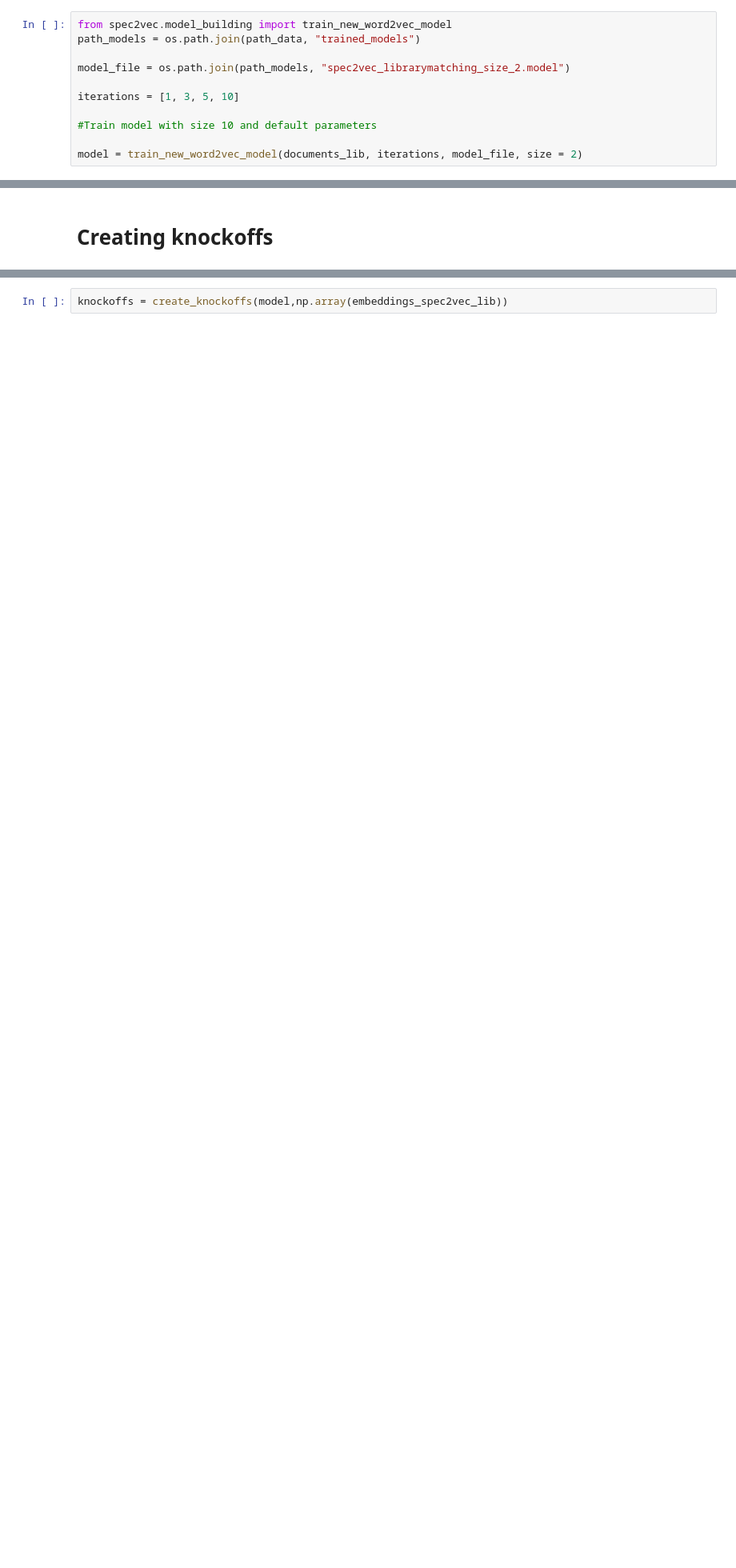
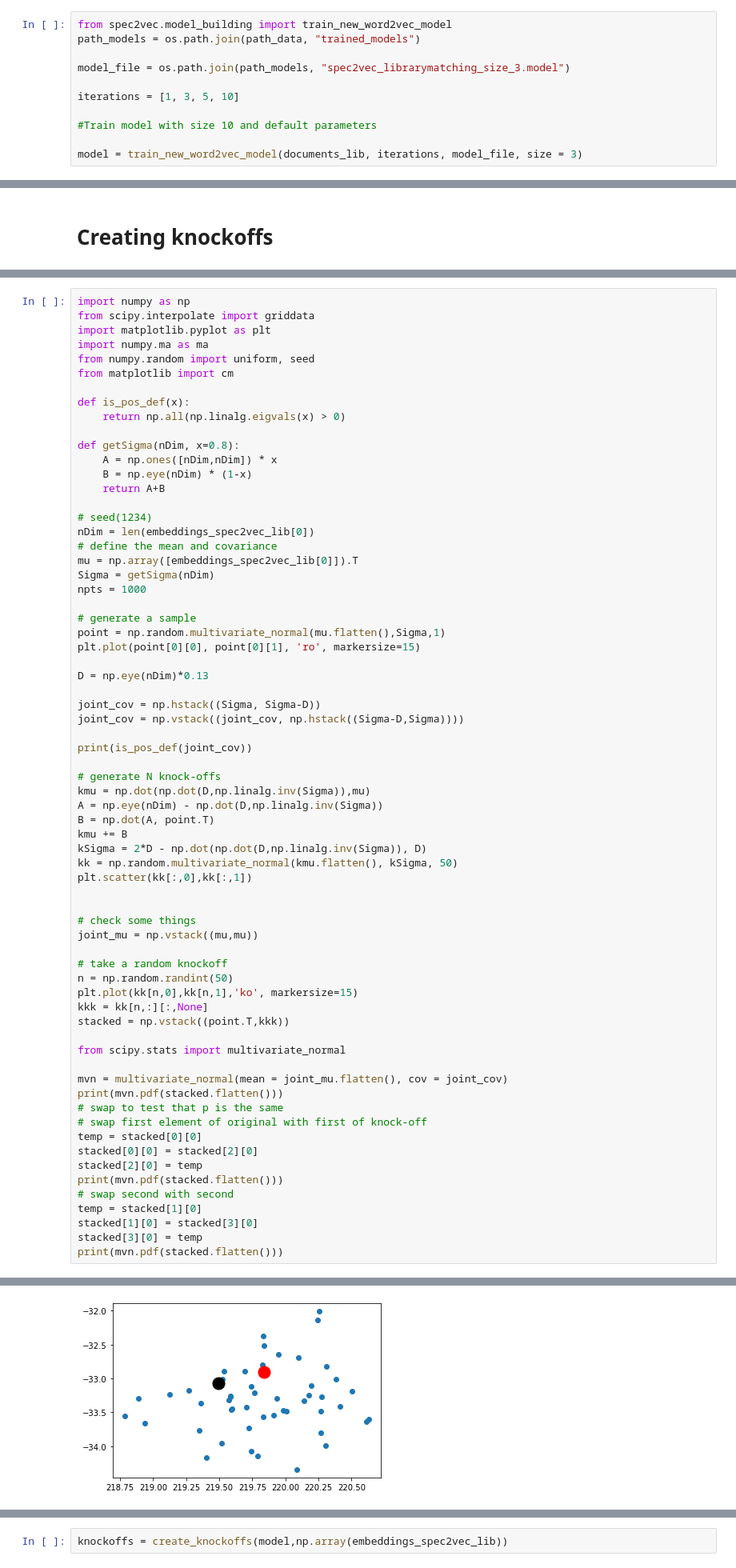
Before and after one commit to nitrozyna/FDR-Metabolomics, a Jupyter notebook: src/create_knockoffs.ipynb, the cells around one changed output, grey strips where cells are left out. Shown at 80% size. Cells and saved outputs as stored; diff of their text form; blank space fills up the shorter version.

Commit message:
Adjusted knockoff creation for higher dimensionality

```diff
--- a/src/create_knockoffs.ipynb
+++ b/src/create_knockoffs.ipynb
@@ -59,11 +59,11 @@ documents_lib = [SpectrumDocument(s, n_decimals=2) for s in spectrums_lib]
 from spec2vec.model_building import train_new_word2vec_model
 path_models = os.path.join(path_data, "trained_models")
 
-model_file = os.path.join(path_models, "spec2vec_librarymatching_size_2.model")
+model_file = os.path.join(path_models, "spec2vec_librarymatching_size_3.model")
 
 iterations = [1, 3, 5, 10]
 
 #Train model with size 10 and default parameters
 
-model = train_new_word2vec_model(documents_lib, iterations, model_file, size = 2)
+model = train_new_word2vec_model(documents_lib, iterations, model_file, size = 3)
 # %% [output]
@@ -221,0 +118,69 @@ True
+# %%
+import numpy as np
+from scipy.interpolate import griddata
+import matplotlib.pyplot as plt
+import numpy.ma as ma
+from numpy.random import uniform, seed
+from matplotlib import cm
+
+def is_pos_def(x):
+    return np.all(np.linalg.eigvals(x) > 0)
+
+def getSigma(nDim, x=0.8):
+    A = np.ones([nDim,nDim]) * x
+    B = np.eye(nDim) * (1-x)
+    return A+B
+
+# seed(1234)
+nDim = len(embeddings_spec2vec_lib[0])
+# define the mean and covariance
+mu = np.array([embeddings_spec2vec_lib[0]]).T
+Sigma = getSigma(nDim)
+npts = 1000
+
+# generate a sample
+point = np.random.multivariate_normal(mu.flatten(),Sigma,1)
+plt.plot(point[0][0], point[0][1], 'ro', markersize=15)
+
+D = np.eye(nDim)*0.13
+
+joint_cov = np.hstack((Sigma, Sigma-D))
+joint_cov = np.vstack((joint_cov, np.hstack((Sigma-D,Sigma))))
+
+print(is_pos_def(joint_cov))
+
+# generate N knock-offs
+kmu = np.dot(np.dot(D,np.linalg.inv(Sigma)),mu)
+A = np.eye(nDim) - np.dot(D,np.linalg.inv(Sigma))
+B = np.dot(A, point.T)
+kmu += B
+kSigma = 2*D - np.dot(np.dot(D,np.linalg.inv(Sigma)), D)
+kk = np.random.multivariate_normal(kmu.flatten(), kSigma, 50)
+plt.scatter(kk[:,0],kk[:,1])
+
+
+# check some things
+joint_mu = np.vstack((mu,mu))
+
+# take a random knockoff
+n = np.random.randint(50)
+plt.plot(kk[n,0],kk[n,1],'ko', markersize=15)
+kkk = kk[n,:][:,None]
+stacked = np.vstack((point.T,kkk))
+
+from scipy.stats import multivariate_normal
+
+mvn = multivariate_normal(mean = joint_mu.flatten(), cov = joint_cov)
+print(mvn.pdf(stacked.flatten()))
+# swap to test that p is the same
+# swap first element of original with first of knock-off
+temp = stacked[0][0]
+stacked[0][0] = stacked[2][0]
+stacked[2][0] = temp
+print(mvn.pdf(stacked.flatten()))
+# swap second with second
+temp = stacked[1][0]
+stacked[1][0] = stacked[3][0]
+stacked[3][0] = temp
+print(mvn.pdf(stacked.flatten()))
+# %% [output]
@@ -222,3 +191,4 @@ True
+[figure, added]
 # %%
 import gensim
 from sklearn.mixture import GaussianMixture as GMM
```
Also changed, not shown: parts of 6 cells of this notebook.
